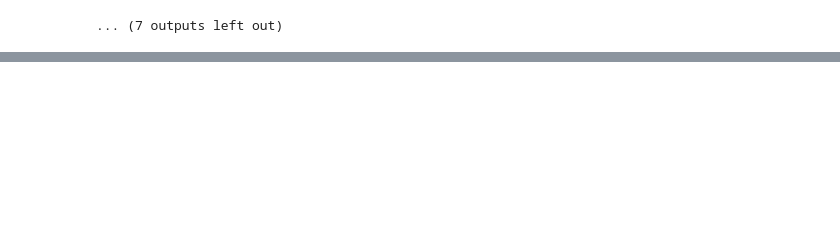
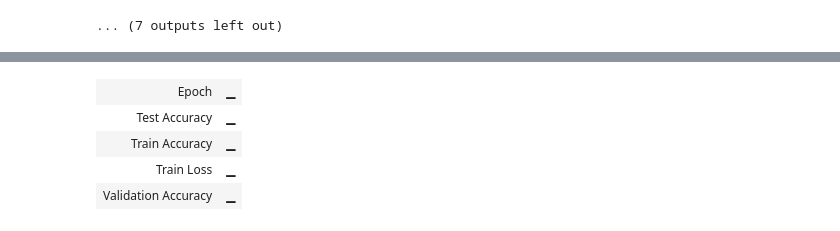
Before and after one commit to viinod9/DA6401_MA23M026_A2, a Jupyter notebook: Part B/ma23m026-a2-partb.ipynb, the cells around one changed output, grey strips where cells are left out. Drawn from its saved outputs; the diff is of its cells as text; code cells hidden in the pictures; blank space fills up the shorter version.

```diff
--- a/Part B/ma23m026-a2-partb.ipynb
+++ b/Part B/ma23m026-a2-partb.ipynb
@@ -483,0 +515,85 @@ wandb.finish()
+# %%
+def load_test_data(val_dir, batch_size=32):
+    tfms = transforms.Compose([
+        transforms.Resize((224, 224)),
+        transforms.ToTensor(),
+        transforms.Normalize([0.5]*3, [0.5]*3)
+    ])
+    test_data = ImageFolder(val_dir, transform=tfms)
+    test_loader = DataLoader(test_data, batch_size=batch_size, shuffle=False)
+    class_names = test_data.classes
+    return test_loader, class_names
+
+
+def predict_and_log_images(model, test_loader, class_names):
+    model.eval()
+    all_images = []
+    count_per_class = {cls: 0 for cls in class_names}
+    max_per_class = 3  # Only 3 per class
+    with torch.no_grad():
+        for imgs, labels in test_loader:
+            imgs, labels = imgs.to(device), labels.to(device)
+            outputs = model(imgs)
+            preds = outputs.argmax(dim=1)
+            for img, pred, actual in zip(imgs, preds, labels):
+                pred_class = class_names[pred.item()]
+                actual_class = class_names[actual.item()]
+                if count_per_class[actual_class] < max_per_class:
+                    all_images.append(wandb.Image(img.cpu(), caption=f"Pred: {pred_class} | Actual: {actual_class}"))
+                    count_per_class[actual_class] += 1
+            if all(count >= max_per_class for count in count_per_class.values()):
+                break
+    wandb.log({"Predicted vs Actual (10x3)": all_images})
+
+
+def sweep_runner():
+    with wandb.init() as run:
+        cfg = wandb.config
+        wandb.run.name = f"arch-{cfg.architecture}_freeze-{cfg.freeze_ratio}_ep-{cfg.epochs}_lr-{cfg.learning_rate}_aug-{cfg.augment}"
+
+        model = get_model(cfg.architecture, cfg.freeze_ratio, last_only=False)
+        data_dir = "/kaggle/input/inaturalist-dataset/inaturalist_12K/train"
+        val_dir = "/kaggle/input/inaturalist-dataset/inaturalist_12K/val"
+
+        train_dl, val_dl = prepare_data(data_dir, augment=cfg.augment)
+        run_training(model, train_dl, val_dl, num_epochs=cfg.epochs, cfg=cfg)
+
+        # 🔽 Evaluate on test set
+        test_loader, class_names = load_test_data(val_dir)
+        correct = 0
+        total = 0
+        model.eval()
+        with torch.no_grad():
+            for imgs, labels in test_loader:
+                imgs, labels = imgs.to(device), labels.to(device)
+                outputs = model(imgs)
+                preds = outputs.argmax(dim=1)
+                correct += (preds == labels).sum().item()
+                total += labels.size(0)
+        test_acc = 100 * correct / total
+        print(f"Test Accuracy: {test_acc:.2f}%")
+        wandb.log({"Test Accuracy": test_acc})
+
+        # Log image grid
+        predict_and_log_images(model, test_loader, class_names)
+
+
+
+sweep_config = {
+    'method': 'random',  # or 'grid', 'bayes'
+    'metric': {'name': 'Validation Accuracy', 'goal': 'maximize'},
+    'parameters': {
+        'epochs': {'values': [1]},
+        'freeze_ratio': {'values': [0.8]},
+        'architecture': {'values': ['resnet']},
+        'learning_rate': {'values': [0.001]},
+        'augment': {'values': [True]}
+    }
+}
+
+
+
+
+sweep_id = wandb.sweep(sweep_config, project="transfer_learning_sweep")
+wandb.agent(sweep_id, function=sweep_runner, count=1)  # or count=None for indefinite
+# %% [output]
@@ -483,0 +621,5 @@ wandb.finish()
+| Epoch | ▁ |
+| Test Accuracy | ▁ |
+| Train Accuracy | ▁ |
+| Train Loss | ▁ |
+| Validation Accuracy | ▁ |
```
Also changed, not shown: parts of 6 cells of this notebook.
